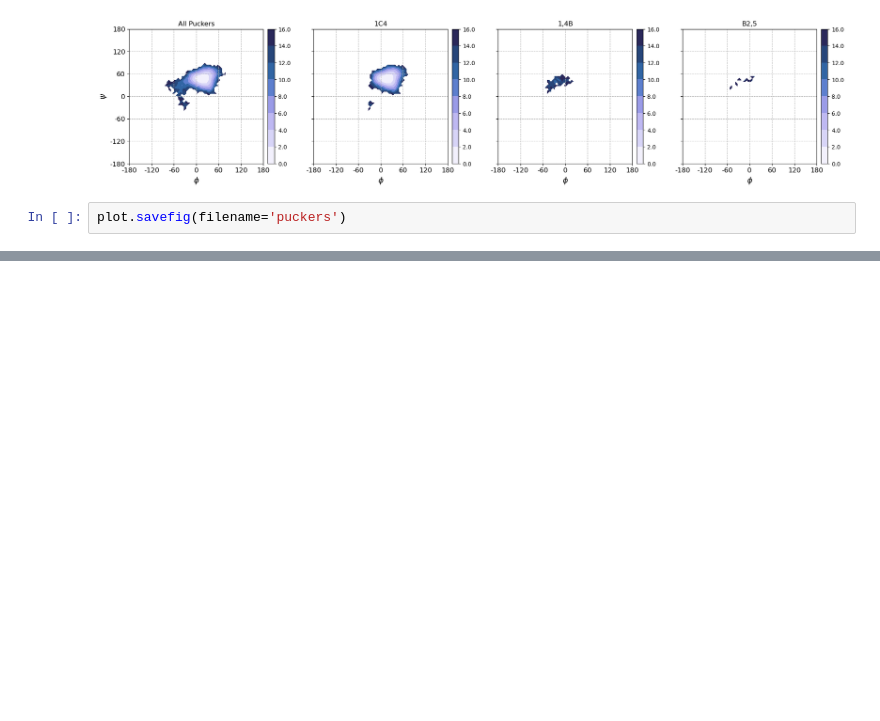
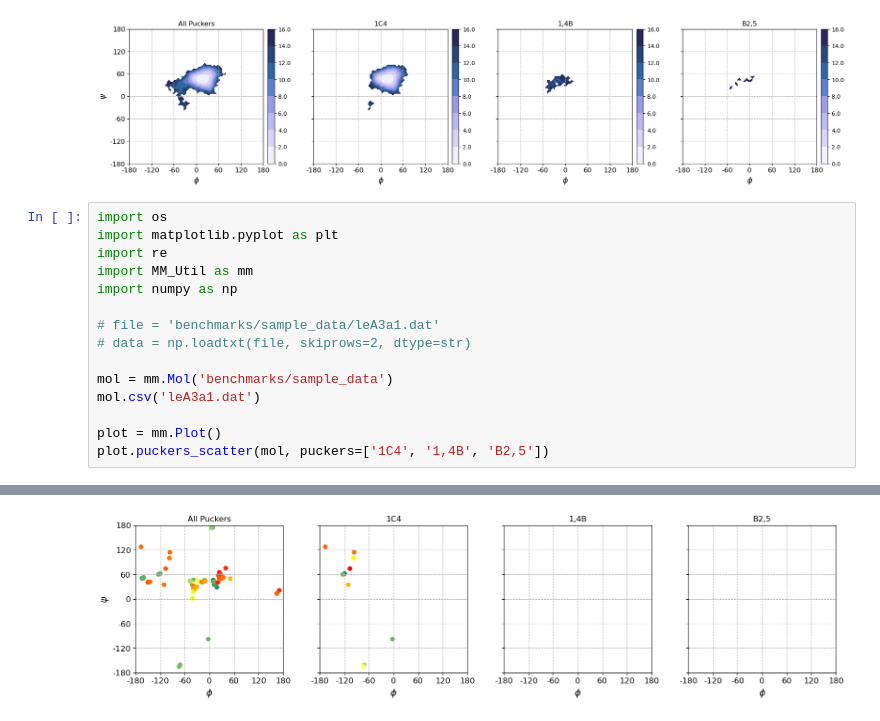
Before and after one commit to marianski-lab/artdep, a Jupyter notebook: benchmarks/ring_puckers_hist.ipynb, the cells around one changed output, grey strips where cells are left out. Drawn from its saved outputs; the diff is of its cells as text; blank space fills up the shorter version.

Commit message:
rewrote csv parser and implemented puckers_scatter function

```diff
--- a/benchmarks/ring_puckers_hist.ipynb
+++ b/benchmarks/ring_puckers_hist.ipynb
@@ -32,5 +33,19 @@ E5           0
 6E           0
 E6           0
 [figure]
-# %%
-plot.savefig(filename='puckers')
+# %%
+import os
+import matplotlib.pyplot as plt
+import re
+import MM_Util as mm
+import numpy as np
+
+# file = 'benchmarks/sample_data/leA3a1.dat'
+# data = np.loadtxt(file, skiprows=2, dtype=str)
+
+mol = mm.Mol('benchmarks/sample_data')
+mol.csv('leA3a1.dat')
+
+plot = mm.Plot()
+plot.puckers_scatter(mol, puckers=['1C4', '1,4B', 'B2,5'])
+# %% [output]
@@ -36,0 +54 @@ plot.savefig(filename='puckers')
+[figure, added]
```
Also changed, not shown: parts of 3 cells of this notebook, 3 other files.
